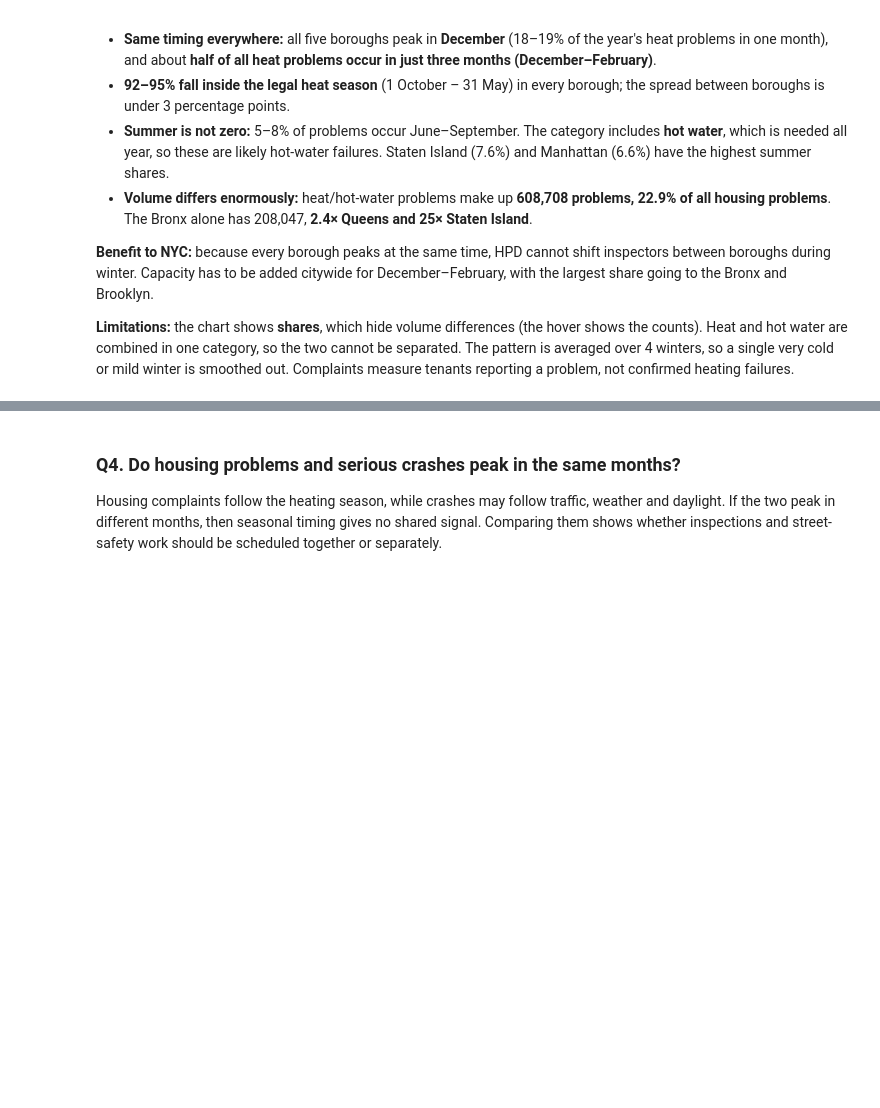
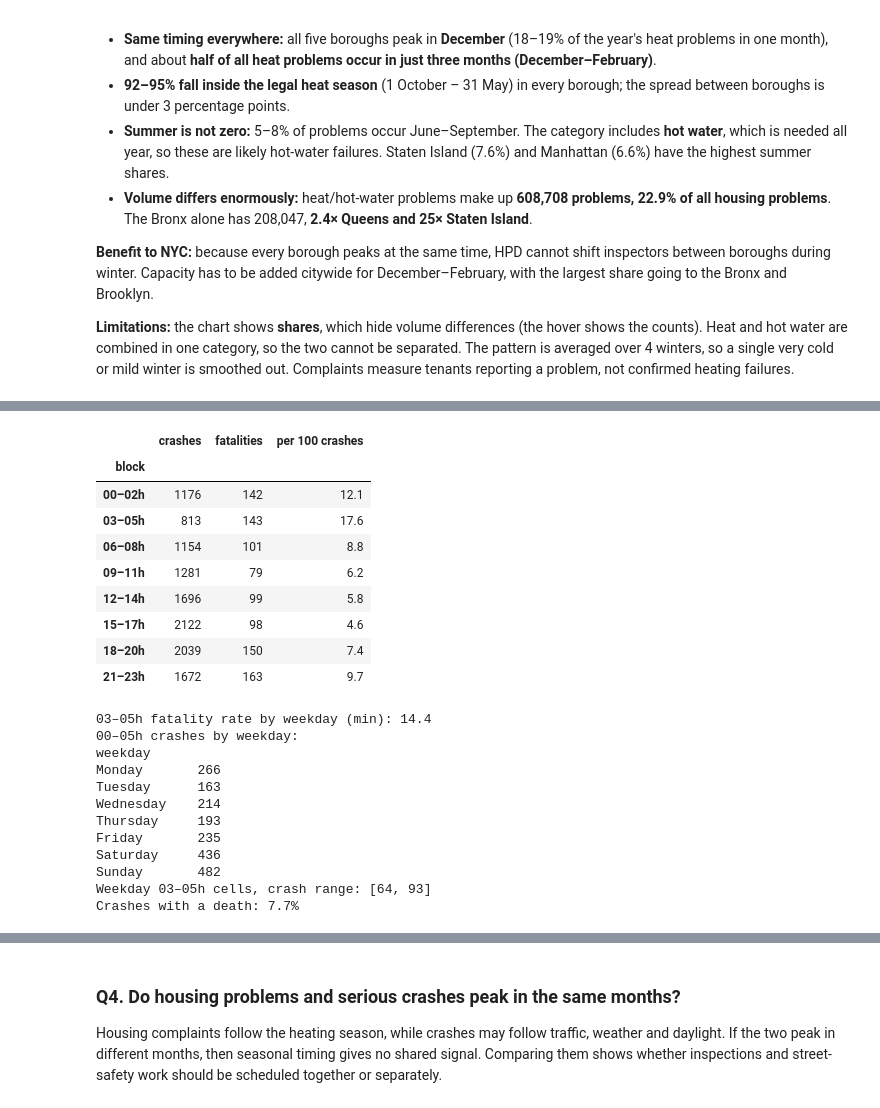
Before and after one commit to laylllllllllllla/DataEngineeringProject, a Jupyter notebook: notebook/DataEngineering.ipynb, the cells around one changed output, grey strips where cells are left out. Cells and saved outputs as stored; diff of their text form; code cells hidden in the pictures; blank space fills up the shorter version.

```diff
--- a/notebook/DataEngineering.ipynb
+++ b/notebook/DataEngineering.ipynb
@@ -2044,0 +2404,39 @@ reporting a problem, not confirmed heating failures.
+# %%
+# ============================================================
+# Q10: extra numbers quoted in the answer
+# ============================================================
+_d = df_crashes.dropna(subset=['crash_hour']).copy()
+_d['block'] = (_d['crash_hour'].astype(int) // 3 * 3).map(lambda h: f'{h:02d}–{h + 2:02d}h')
+by_block = _d.groupby('block').agg(crashes=('total_fatalities', 'size'), fatalities=('total_fatalities', 'sum'))
+by_block['per 100 crashes'] = (by_block['fatalities'] / by_block['crashes'] * 100).round(1)
+display(by_block)
+print('03–05h fatality rate by weekday (min):', q10_t.loc[q10_t['block'] == '03–05h', 'fatality_rate'].round(1).min())
+night = _d[_d['crash_hour'] < 6]
+print('00–05h crashes by weekday:')
+print(night['weekday'].astype(str).value_counts().reindex(WEEKDAY_ORDER).to_string())
+print('Weekday 03–05h cells, crash range:',
+      q10_t.loc[(q10_t['block'] == '03–05h') & ~q10_t['day'].isin(['Saturday', 'Sunday']), 'crashes'].agg(['min', 'max']).tolist())
+print(f"Crashes with a death: {(df_crashes['total_fatalities'] > 0).mean():.1%}")
+# %% [output]
+|  | crashes | fatalities | per 100 crashes |
+| block |  |  |  |
+| 00–02h | 1176 | 142 | 12.1 |
+| 03–05h | 813 | 143 | 17.6 |
+| 06–08h | 1154 | 101 | 8.8 |
+| 09–11h | 1281 | 79 | 6.2 |
+| 12–14h | 1696 | 99 | 5.8 |
+| 15–17h | 2122 | 98 | 4.6 |
+| 18–20h | 2039 | 150 | 7.4 |
+| 21–23h | 1672 | 163 | 9.7 |
+03–05h fatality rate by weekday (min): 14.4
+00–05h crashes by weekday:
+weekday
+Monday       266
+Tuesday      163
+Wednesday    214
+Thursday     193
+Friday       235
+Saturday     436
+Sunday       482
+Weekday 03–05h cells, crash range: [64, 93]
+Crashes with a death: 7.7%
```
Also changed, not shown: parts of 17 cells of this notebook.
